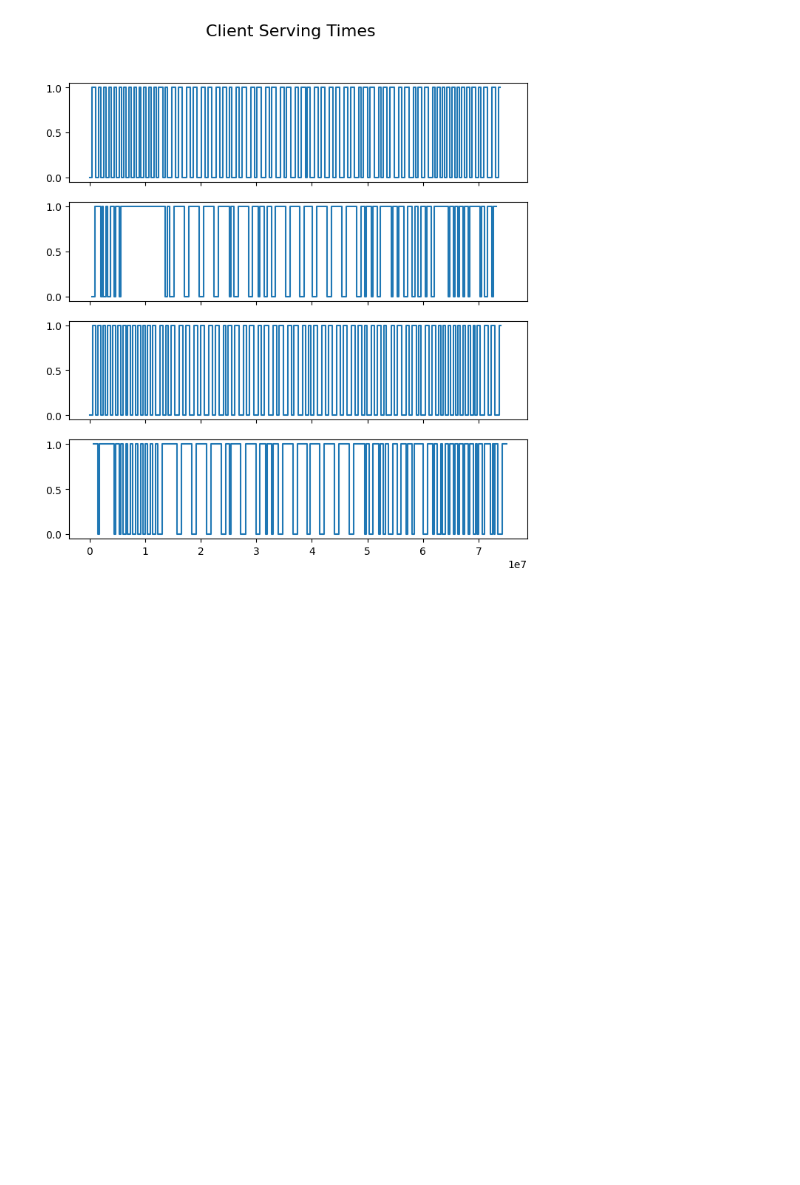
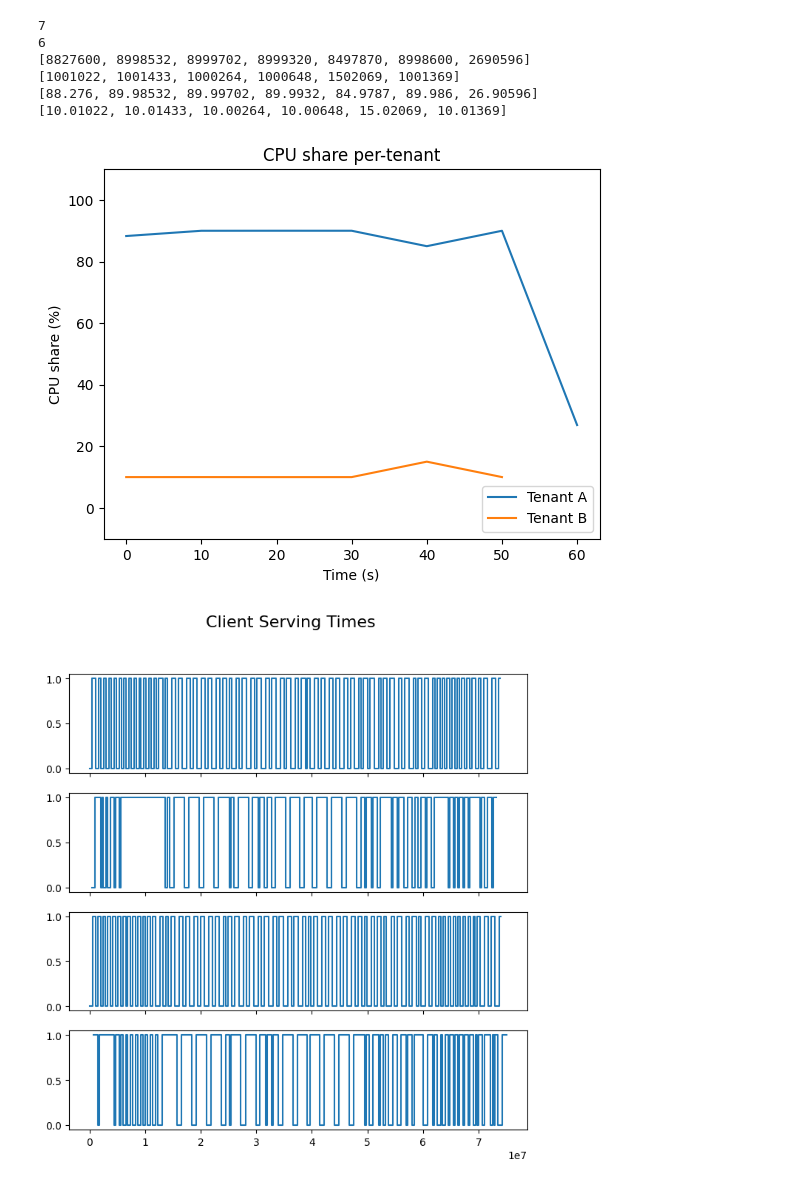
Before and after one commit to tyler-griggs/fair-db, a Jupyter notebook: analysis.ipynb, the cells around one changed output. Cells and saved outputs as stored; diff of their text form; code cells hidden in the pictures; blank space fills up the shorter version.

```diff
--- a/analysis.ipynb
+++ b/analysis.ipynb
@@ -109,0 +116,18 @@ Disk util: 0.0670839746374777
+# %%
+# Split up disk and compute ops for each client
+per_resource_starts = [[[], []],[[], []]]
+per_resource_durs = [[[], []],[[], []]]
+
+for i in range(len(client_starts)):
+  for j in range(len(client_starts[i])):
+    start = client_starts[i][j]
+    dur = client_durations[i][j]
+    resource = client_task_orders[i][j % len(client_task_orders[i])]
+    per_resource_starts[i][resource].append(start)
+    per_resource_durs[i][resource].append(dur)
+
+for i in range(len(per_resource_starts)):
+  for j in range(len(per_resource_starts[i])):
+    print(per_resource_starts[i][j])
+    print(per_resource_durs[i][j])
+    print()
@@ -109,0 +146,56 @@ Disk util: 0.0670839746374777
+# %%
+def fine_grain_chunk(starts, durs):
+  time_interval = int(interval_seconds * 1000000)
+  num_chunks = (starts[-1] + durs[-1]) // time_interval + 1
+  print(num_chunks)
+  chunked_resource_usage = [0] * num_chunks
+
+  for i in range(len(starts)):
+    start = starts[i]
+    dur = durs[i]
+    while True:
+      chunk_idx = start // time_interval
+      chunk_val = min(dur, (chunk_idx + 1) * time_interval - start)
+      chunked_resource_usage[chunk_idx] += chunk_val
+      # chunk_idx += 1
+      start += chunk_val
+      dur -= chunk_val
+      if dur == 0:
+        break
+  return chunked_resource_usage
+
+client1_cpu_chunked_starts = fine_grain_chunk(per_resource_starts[0][1], per_resource_durs[0][1])
+client2_cpu_chunked_starts = fine_grain_chunk(per_resource_starts[1][1], per_resource_durs[1][1])
+print(client1_cpu_chunked_starts)
+print(client2_cpu_chunked_starts)
+
+client1_cpu_util = [100 * usage / interval_seconds / 1000000 for usage in client1_cpu_chunked_starts]
+client2_cpu_util = [100 * usage / interval_seconds / 1000000 for usage in client2_cpu_chunked_starts]
+print(client1_cpu_util)
+print(client2_cpu_util)
+# %% [output]
+7
+6
+[8827600, 8998532, 8999702, 8999320, 8497870, 8998600, 2690596]
+[1001022, 1001433, 1000264, 1000648, 1502069, 1001369]
+[88.276, 89.98532, 89.99702, 89.9932, 84.9787, 89.986, 26.90596]
+[10.01022, 10.01433, 10.00264, 10.00648, 15.02069, 10.01369]
+# %%
+import matplotlib.pyplot as plt
+
+_, ax = plt.subplots()
+ax.set_title('CPU share per-tenant')
+ax.set_ylabel('CPU share (%)')
+ax.set_xlabel('Time (s)')
+ax.set_ylim(-10,110)
+
+
+# client1_cpu_util = client1_cpu_util[:int(16 // interval_seconds)]
+# client2_cpu_util = client2_cpu_util[:int(16 // interval_seconds)]
+ax.plot([x * interval_seconds for x in list(range(len(client1_cpu_util)))], client1_cpu_util, label='Tenant A')
+ax.plot([x * interval_seconds for x in list(range(len(client2_cpu_util)))], client2_cpu_util, label='Tenant B')
+ax.legend(loc='lower right')
+
+plt.show()
+# %% [output]
+[figure, added]
```
Also changed, not shown: parts of 6 cells of this notebook, 3 other files.
